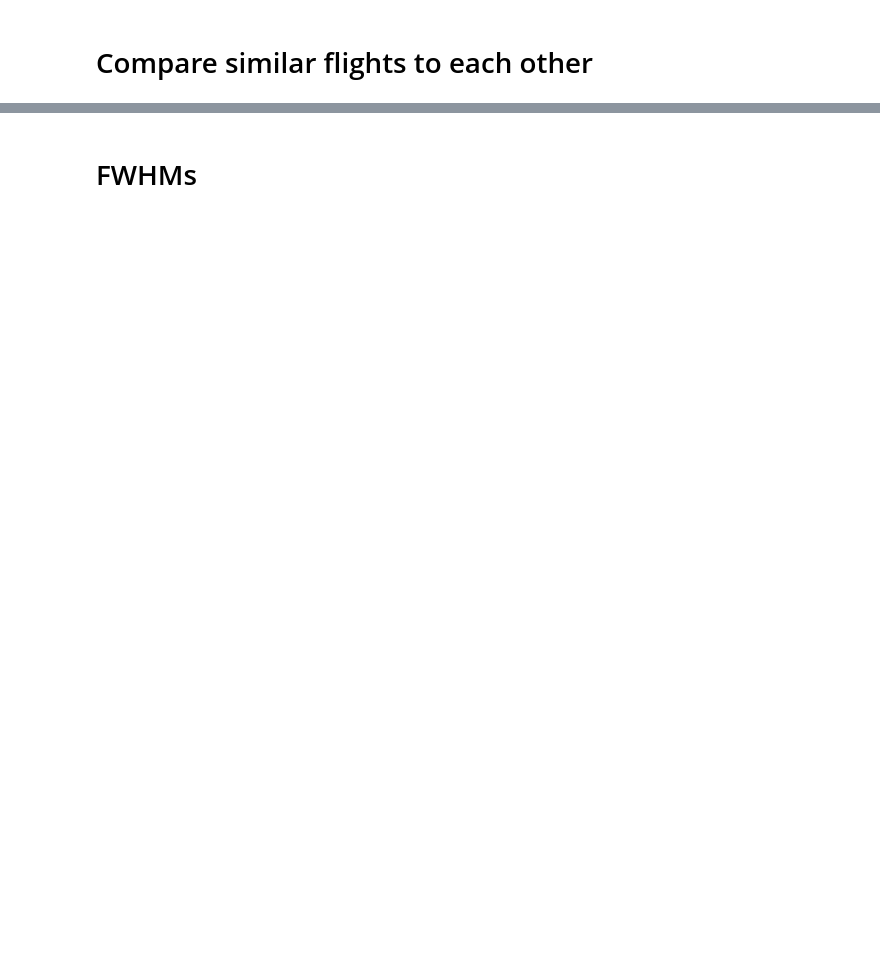
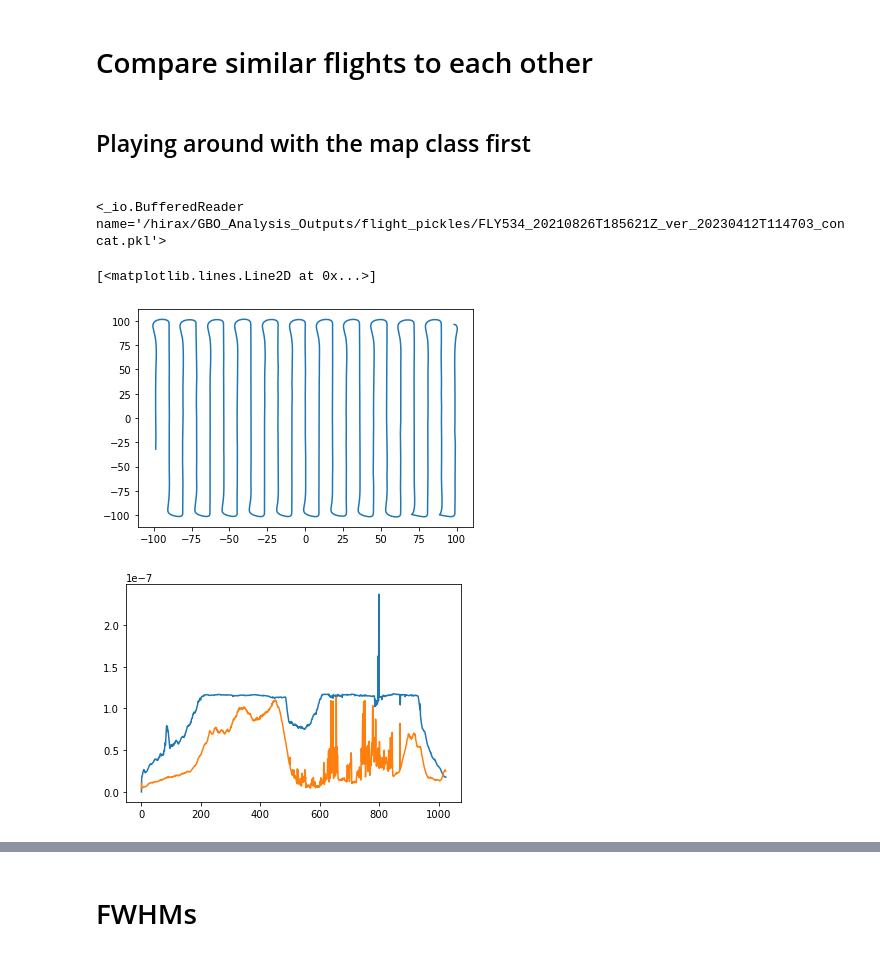
Before and after one commit to WrightLaboratory/newburghlabdrone, a Jupyter notebook: analysis/Flight_comparisons_LBN.ipynb, the cells around one changed output, grey strips where cells are left out. Cells and saved outputs as stored; diff of their text form; code cells hidden in the pictures; blank space fills up the shorter version.

```diff
--- a/analysis/Flight_comparisons_LBN.ipynb
+++ b/analysis/Flight_comparisons_LBN.ipynb
@@ -37,0 +61,30 @@ freqs = 800.0*np.ones(1024) + (-400/1024.)*np.arange(1024)
+# %% [markdown]
+#
+## Playing around with the map class first ###
+#
+# %%
+#flies = ['533','534','535','536','618','619','623','625','648','649','646','647','620']#'624']
+flies = ['534']
+
+concytest=[glob.glob(pckldir+'*'+x+'*')[0] for x in flies]
+
+with open(glob.glob(pckldir+'*'+flies[0]+'*')[0], 'rb') as f:
+    print(f)
+    concattest0825=pickle.load(f)
+#with open(glob.glob(pckldir+'*'+flies[1]+'*')[0], 'rb') as f:
+#    concattest0826=pickle.load(f)
+
+testbeam=bp.Beammap(concatlist=concytest[:2],operation='coadd',Xargs=[-110,110,3],Yargs=[-110,110,3])
+# %% [output]
+<_io.BufferedReader name='/hirax/GBO_Analysis_Outputs/flight_pickles/FLY534_20210826T185621Z_ver_20230412T114703_concat.pkl'>
+# %%
+tlb,tub=[0,-1]
+t_cut=concattest0825.inds_on
+plot(concattest0825.drone_xyz_per_dish_interp[0,tlb:tub,0],concattest0825.drone_xyz_per_dish_interp[0,tlb:tub,1])
+figure()
+plot(np.nanmax(concattest0825.V_bgsub[:,:,0],axis=0))
+plot(np.nanmax(concattest0825.V_bgsub[:,:,1],axis=0))
+# %% [output]
+[<matplotlib.lines.Line2D at 0x...>]
+[figure, added]
+[figure, added]
```
Also changed, not shown: parts of 28 cells of this notebook.
